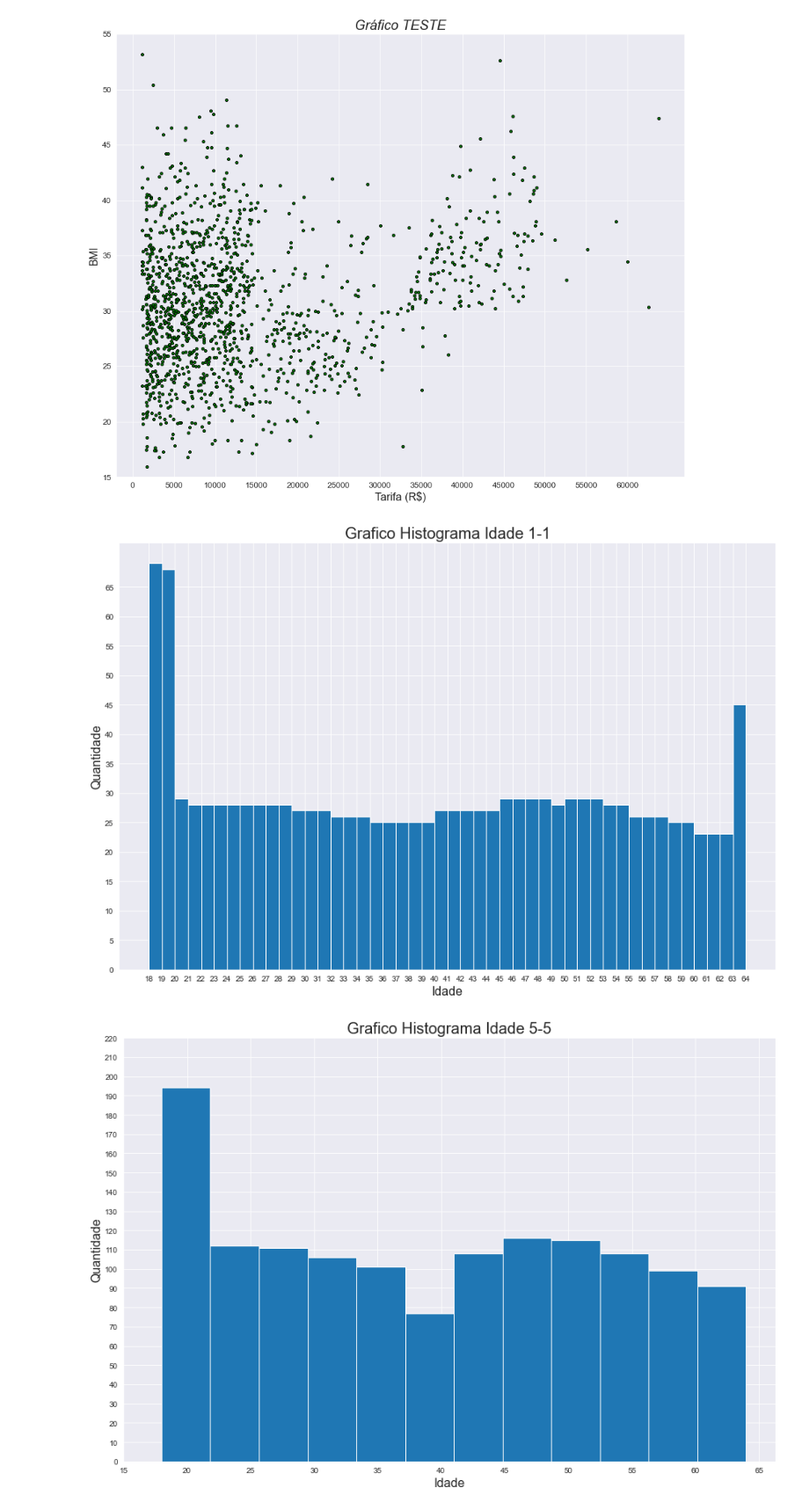
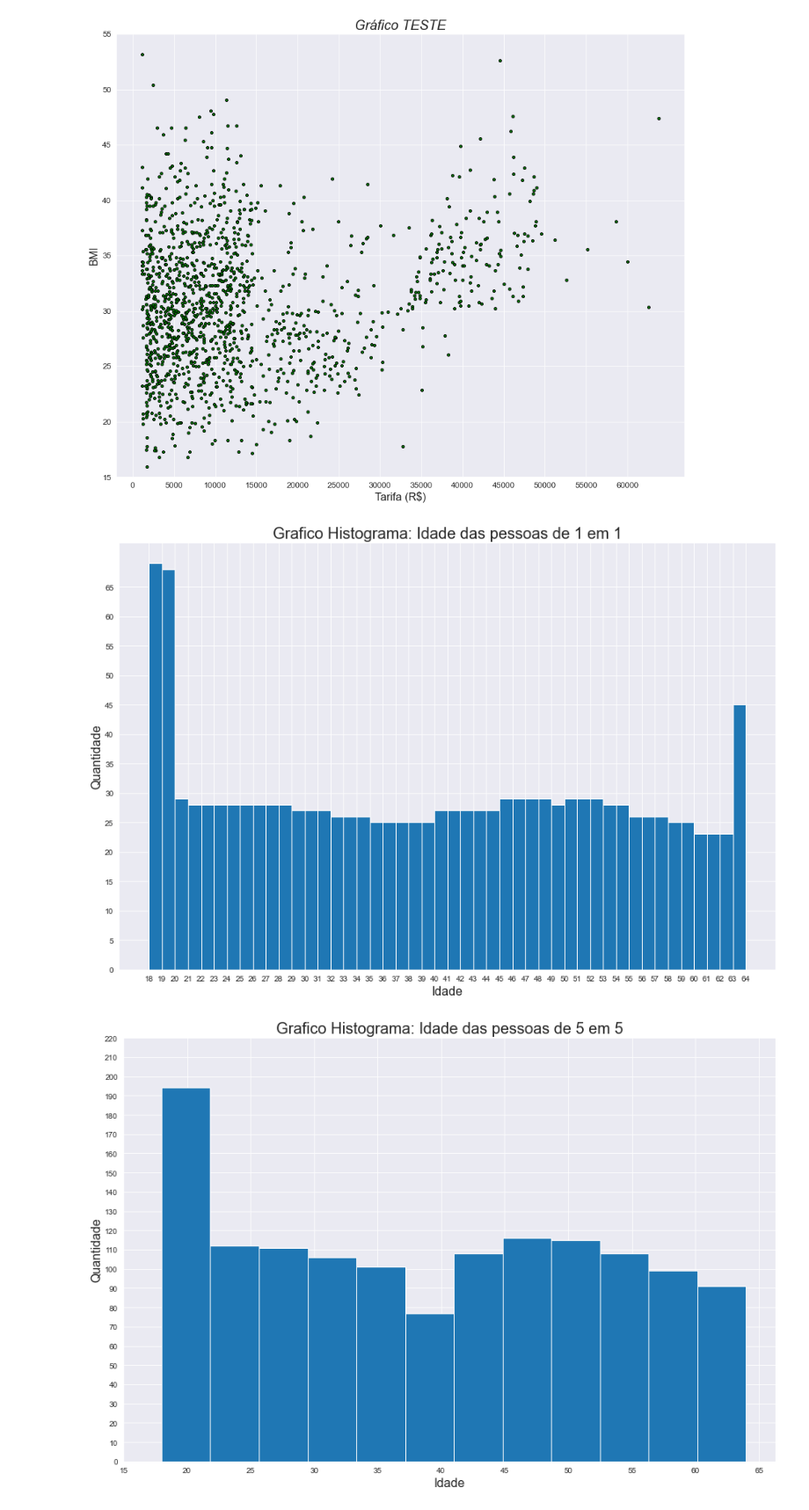
Before and after one commit to KndHvH/367, a Jupyter notebook: FIAP/MachineLearning/checkpoints/2/ML - Checkpoint2e3 - NOME.ipynb, the cells around one changed output. Shown: that part at 88% size. Drawn from its saved outputs; the diff is of its cells as text; code cells hidden in the pictures.

```diff
--- a/FIAP/MachineLearning/checkpoints/2/ML - Checkpoint2e3 - NOME.ipynb
+++ b/FIAP/MachineLearning/checkpoints/2/ML - Checkpoint2e3 - NOME.ipynb
@@ -168,23 +169,23 @@ plt.show()
 [figure]
 # %%
 df.hist(column = "age",bins = 46,figsize=(15, 10))
-plt.title("Grafico Histograma Idade 1-1",fontsize=20)
+plt.title("Grafico Histograma: Idade das pessoas de 1 em 1",fontsize=20)
 plt.xticks(range(18,65))
 plt.yticks(range(0,70,5))
 plt.ylabel("Quantidade", fontsize=16)
 plt.xlabel("Idade", fontsize=16)
 plt.show()
 
 df.hist(column = "age",bins = 12,figsize=(15, 10))
-plt.title("Grafico Histograma Idade 5-5",fontsize=20)
+plt.title("Grafico Histograma: Idade das pessoas de 5 em 5",fontsize=20)
 plt.xticks(range(15,70,5))
 plt.yticks(range(0,230,10))
 plt.ylabel("Quantidade", fontsize=16)
 plt.xlabel("Idade", fontsize=16)
 plt.show()
 # %% [output]
-[figure, old version]
+[figure, new version]
-[figure, old version]
+[figure, new version]
 # %%
 
 
```
Also changed, not shown: parts of 7 cells of this notebook.
